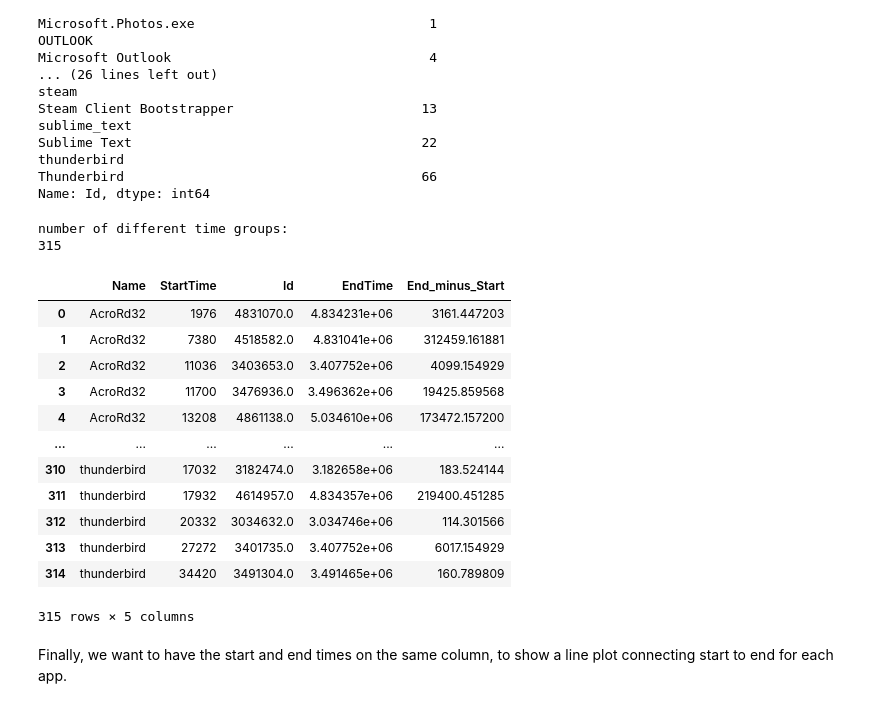
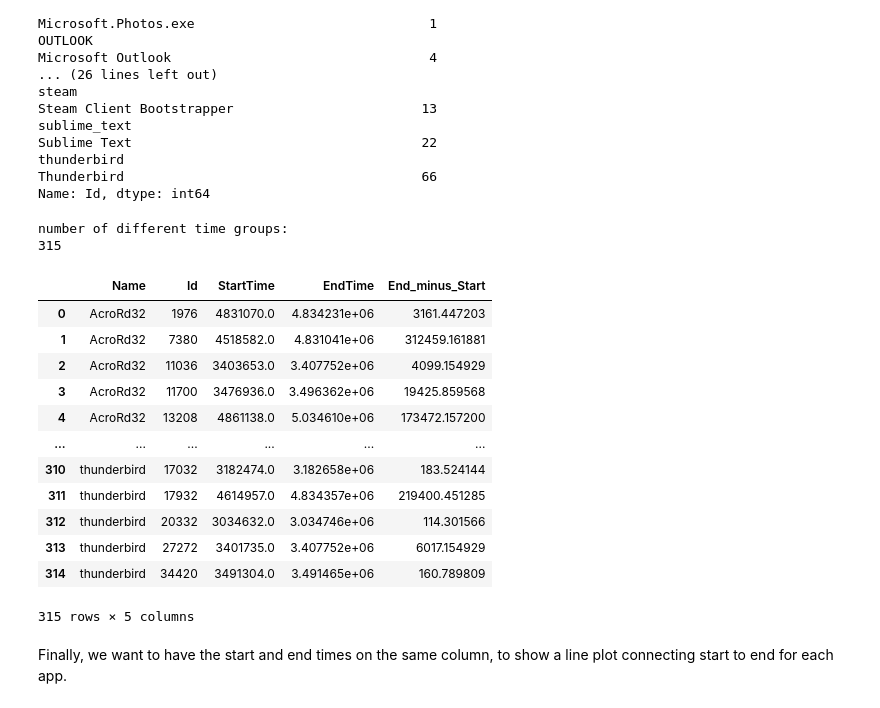
Before and after one commit to gthecht/workspacesManager, a Jupyter notebook: jupyter/openApps.ipynb, the cells around one changed output. Drawn from its saved outputs; the diff is of its cells as text; code cells hidden in the pictures.

```diff
--- a/jupyter/openApps.ipynb
+++ b/jupyter/openApps.ipynb
@@ -90,17 +88,17 @@ sublime_text
 thunderbird                                                                                          Thunderbird                                      66
 Name: Id, dtype: int64
 # %%
-time_groups = logs_df.groupby(["Name", "StartTime"])
+time_groups = logs_df.groupby(["Name", "Id", "StartTime"])
 print("number of different time groups:")
-len(time_groups)
+print(len(time_groups))
 time_count = time_groups.EndTime.count()
-time_max = time_groups["Id", "EndTime", "End_minus_Start"].max()
+time_max = time_groups[["EndTime", "End_minus_Start"]].max()
 time_max.reset_index(inplace=True)
 time_max
 # %% [output]
 number of different time groups:
 315
-|  | Name | StartTime | Id | EndTime | End_minus_Start |
+|  | Name | Id | StartTime | EndTime | End_minus_Start |
 | 0 | AcroRd32 | 1976 | 4831070.0 | 4.834231e+06 | 3161.447203 |
 | 1 | AcroRd32 | 7380 | 4518582.0 | 4.831041e+06 | 312459.161881 |
 | 2 | AcroRd32 | 11036 | 3403653.0 | 3.407752e+06 | 4099.154929 |
```
Also changed, not shown: parts of 2 cells of this notebook, 1 other file.
